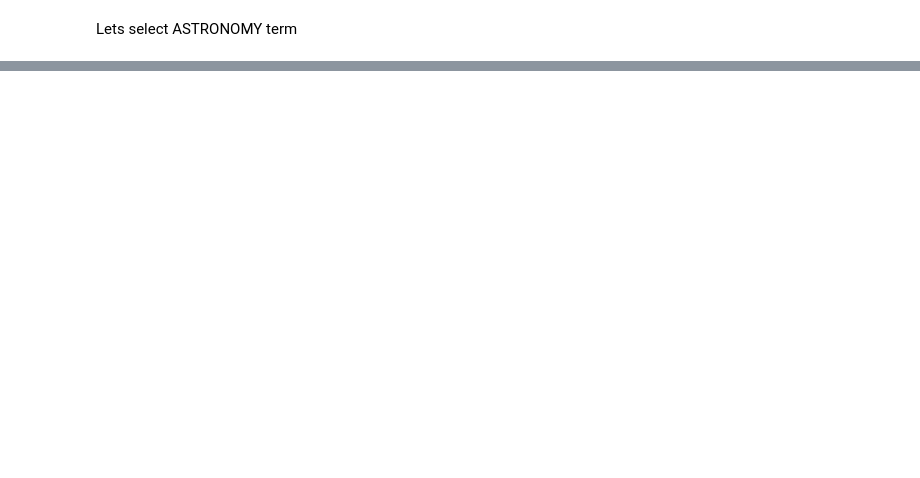
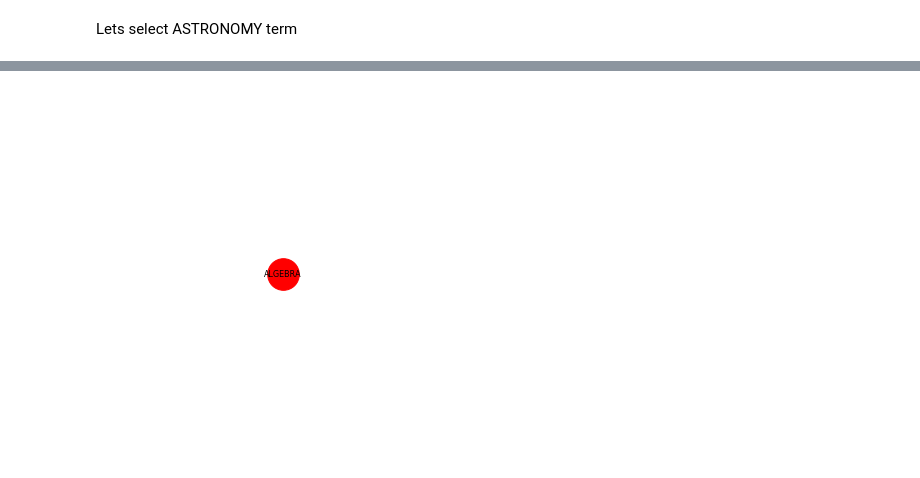
Before and after one commit to francesNLP/frances, a Jupyter notebook: NLS_EB/EB_Dataframe_KnowledgeGraph.ipynb, the cells around one changed output, grey strips where cells are left out. Saved outputs shown, nothing was run; the diff lists cells and outputs as text; code cells hidden in the pictures; blank space fills up the shorter version.

```diff
--- a/NLS_EB/EB_Dataframe_KnowledgeGraph.ipynb
+++ b/NLS_EB/EB_Dataframe_KnowledgeGraph.ipynb
@@ -284,4 +288,8 @@ ALGEBRA_df["related_terms"]
 Name: related_terms, dtype: object
+# %%
+explore_a_term(df_related_1771_vol1, "ALGEBRA")
+# %% [output]
+[figure, added]
 # %%
 ALGEBRA_df= df_related_1771_vol1[df_related_1771_vol1['related_terms'] == "ALGEBRA"]
 # %%
```
Also changed, not shown: parts of 16 cells of this notebook, 4 other files.
